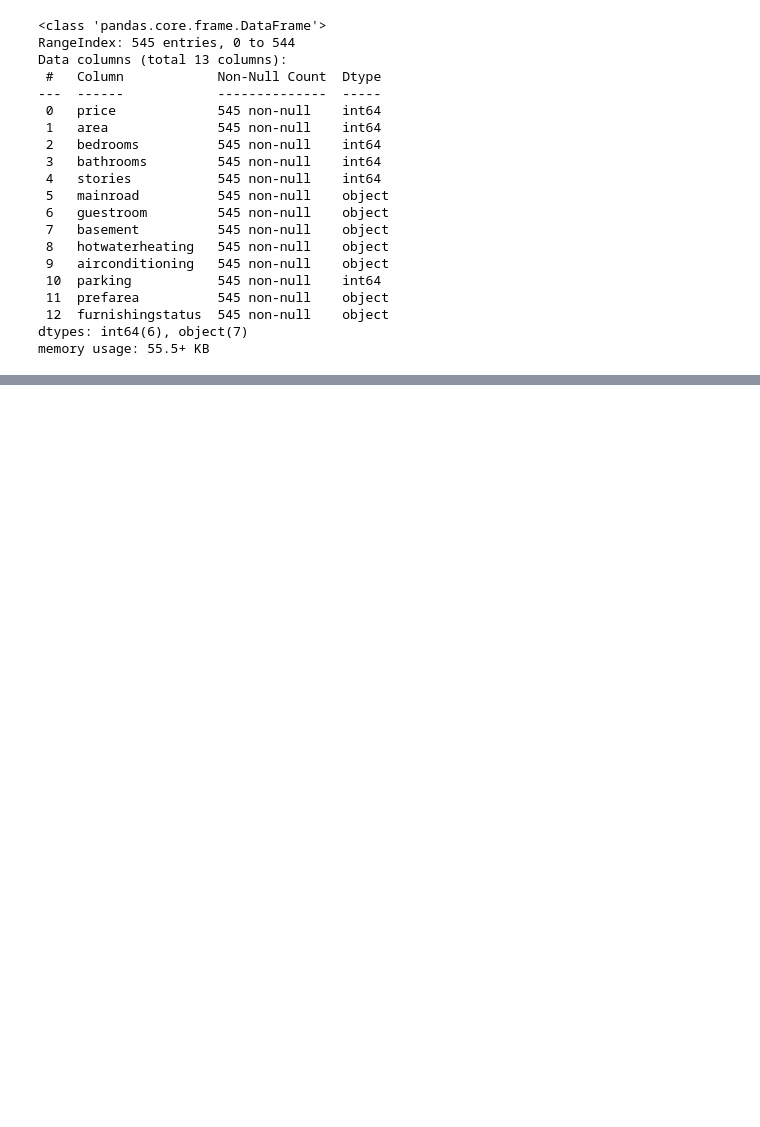
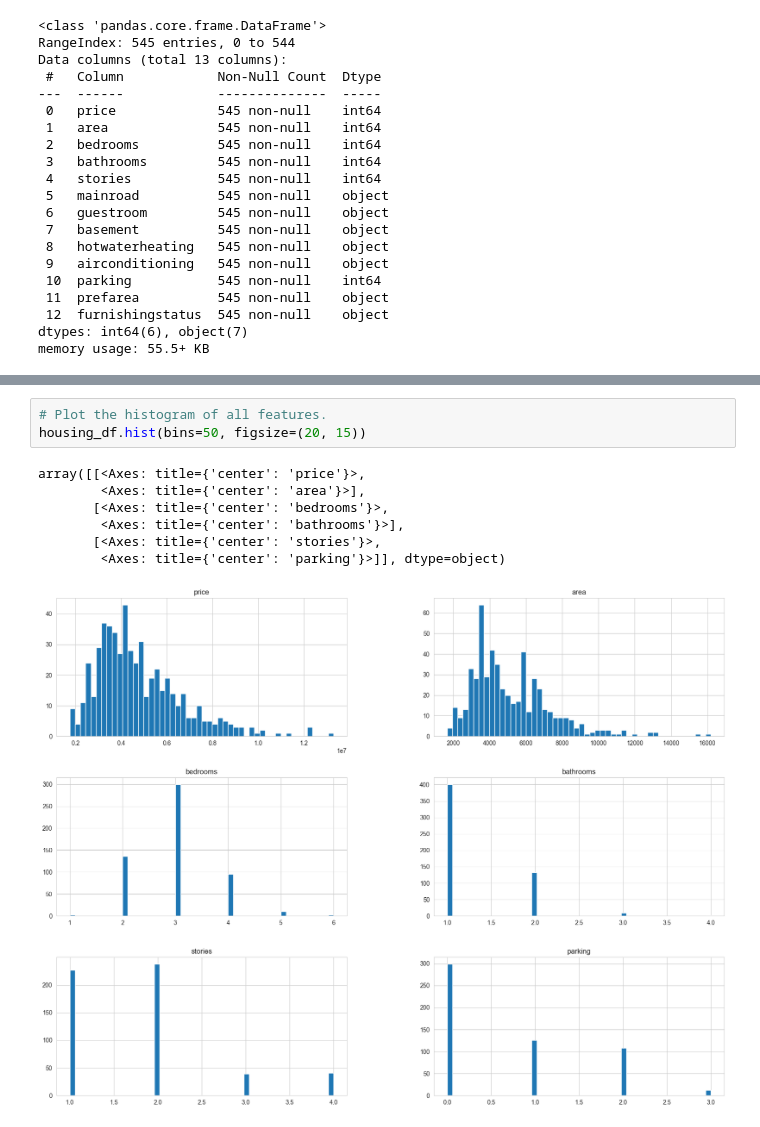
Before and after one commit to skorsens/ai-foundations-ml, a Jupyter notebook: house_prices.ipynb, the cells around one changed output, grey strips where cells are left out. Saved outputs shown, nothing was run; the diff lists cells and outputs as text; blank space fills up the shorter version.

```diff
--- a/house_prices.ipynb
+++ b/house_prices.ipynb
@@ -34,0 +42,11 @@ memory usage: 55.5+ KB
+# %%
+# Plot the histogram of all features.
+housing_df.hist(bins=50, figsize=(20, 15))
+# %% [output]
+array([[<Axes: title={'center': 'price'}>,
+        <Axes: title={'center': 'area'}>],
+       [<Axes: title={'center': 'bedrooms'}>,
+        <Axes: title={'center': 'bathrooms'}>],
+       [<Axes: title={'center': 'stories'}>,
+        <Axes: title={'center': 'parking'}>]], dtype=object)
+[figure, added]
```
Also changed, not shown: parts of 17 cells of this notebook, 3 other files.
